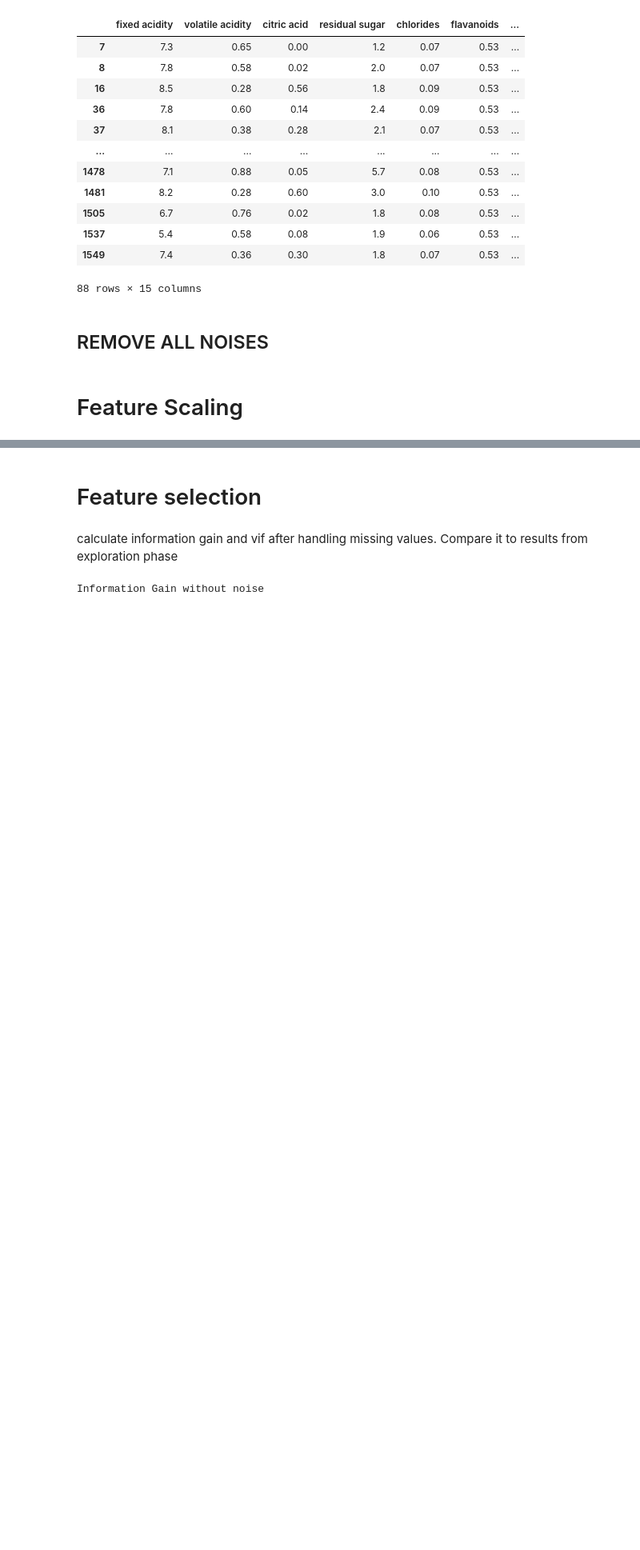
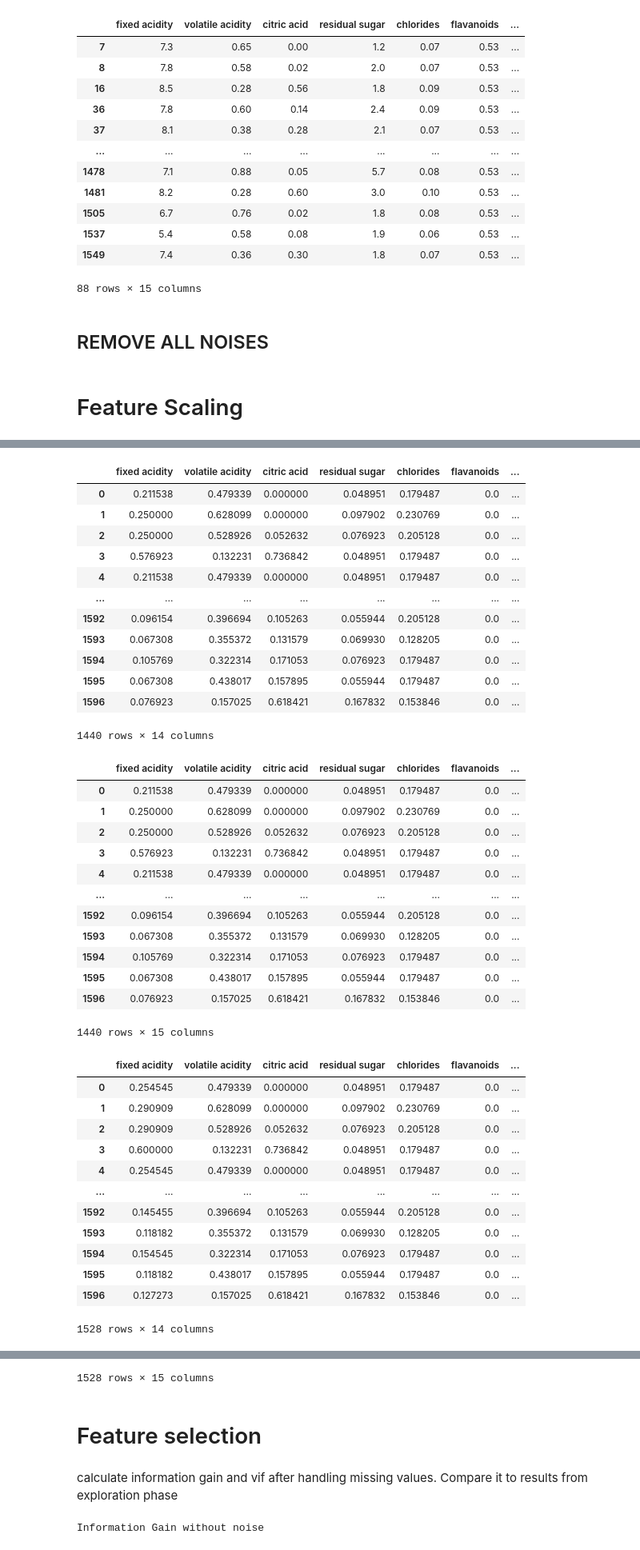
Before and after one commit to proohit/trends-in-ds-team1, a Jupyter notebook: modeling_data_quality_issues_red.ipynb, the cells around one changed output, grey strips where cells are left out. Shown at 80% size. Drawn from its saved outputs; the diff is of its cells as text; code cells hidden in the pictures; blank space fills up the shorter version.

Commit message:
wine white modeling, scaling all features

```diff
--- a/modeling_data_quality_issues_red.ipynb
+++ b/modeling_data_quality_issues_red.ipynb
@@ -496,9 +496,54 @@ display(wine_red_without_noise)
-# %%
-
-wine_red_with_calculated_noise = normalize_feature(wine_red_with_calculated_noise, 'total sulfur dioxide')
-wine_red_without_noise = normalize_feature(wine_red_without_noise, 'total sulfur dioxide')
-wine_red_with_calculated_noise = normalize_feature(wine_red_with_calculated_noise, 'free sulfur dioxide')
-wine_red_without_noise = normalize_feature(wine_red_without_noise, 'free sulfur dioxide')
-
-display(wine_red_with_calculated_noise)
-display(wine_red_without_noise)
+# %%
+from sklearn.preprocessing import MinMaxScaler
+
+scaler = MinMaxScaler()
+wine_red_normalized = pd.DataFrame(scaler.fit_transform(wine_red_without_noise.drop('quality',axis=1)), columns=wine_red_without_noise.columns.drop('quality'), index=wine_red_without_noise.index)
+wine_red_without_noise[wine_red_normalized.columns] = wine_red_normalized
+display(wine_red_normalized)
+display(wine_red_without_noise)
+
+scaler = MinMaxScaler()
+wine_red_normalized = pd.DataFrame(scaler.fit_transform(wine_red_with_calculated_noise.drop('quality',axis=1)), columns=wine_red_with_calculated_noise.columns.drop('quality'), index=wine_red_with_calculated_noise.index)
+wine_red_with_calculated_noise[wine_red_normalized.columns] = wine_red_normalized
+display(wine_red_normalized)
+display(wine_red_with_calculated_noise)
+# %% [output]
+|  | fixed acidity | volatile acidity | citric acid | residual sugar | chlorides | flavanoids | ... |
+| 0 | 0.211538 | 0.479339 | 0.000000 | 0.048951 | 0.179487 | 0.0 | ... |
+| 1 | 0.250000 | 0.628099 | 0.000000 | 0.097902 | 0.230769 | 0.0 | ... |
+| 2 | 0.250000 | 0.528926 | 0.052632 | 0.076923 | 0.205128 | 0.0 | ... |
+| 3 | 0.576923 | 0.132231 | 0.736842 | 0.048951 | 0.179487 | 0.0 | ... |
+| 4 | 0.211538 | 0.479339 | 0.000000 | 0.048951 | 0.179487 | 0.0 | ... |
+| ... | ... | ... | ... | ... | ... | ... | ... |
+| 1592 | 0.096154 | 0.396694 | 0.105263 | 0.055944 | 0.205128 | 0.0 | ... |
+| 1593 | 0.067308 | 0.355372 | 0.131579 | 0.069930 | 0.128205 | 0.0 | ... |
+| 1594 | 0.105769 | 0.322314 | 0.171053 | 0.076923 | 0.179487 | 0.0 | ... |
+| 1595 | 0.067308 | 0.438017 | 0.157895 | 0.055944 | 0.179487 | 0.0 | ... |
+| 1596 | 0.076923 | 0.157025 | 0.618421 | 0.167832 | 0.153846 | 0.0 | ... |
+1440 rows × 14 columns
+|  | fixed acidity | volatile acidity | citric acid | residual sugar | chlorides | flavanoids | ... |
+| 0 | 0.211538 | 0.479339 | 0.000000 | 0.048951 | 0.179487 | 0.0 | ... |
+| 1 | 0.250000 | 0.628099 | 0.000000 | 0.097902 | 0.230769 | 0.0 | ... |
+| 2 | 0.250000 | 0.528926 | 0.052632 | 0.076923 | 0.205128 | 0.0 | ... |
+| 3 | 0.576923 | 0.132231 | 0.736842 | 0.048951 | 0.179487 | 0.0 | ... |
+| 4 | 0.211538 | 0.479339 | 0.000000 | 0.048951 | 0.179487 | 0.0 | ... |
+| ... | ... | ... | ... | ... | ... | ... | ... |
+| 1592 | 0.096154 | 0.396694 | 0.105263 | 0.055944 | 0.205128 | 0.0 | ... |
+| 1593 | 0.067308 | 0.355372 | 0.131579 | 0.069930 | 0.128205 | 0.0 | ... |
+| 1594 | 0.105769 | 0.322314 | 0.171053 | 0.076923 | 0.179487 | 0.0 | ... |
+| 1595 | 0.067308 | 0.438017 | 0.157895 | 0.055944 | 0.179487 | 0.0 | ... |
+| 1596 | 0.076923 | 0.157025 | 0.618421 | 0.167832 | 0.153846 | 0.0 | ... |
+1440 rows × 15 columns
+|  | fixed acidity | volatile acidity | citric acid | residual sugar | chlorides | flavanoids | ... |
+| 0 | 0.254545 | 0.479339 | 0.000000 | 0.048951 | 0.179487 | 0.0 | ... |
+| 1 | 0.290909 | 0.628099 | 0.000000 | 0.097902 | 0.230769 | 0.0 | ... |
+| 2 | 0.290909 | 0.528926 | 0.052632 | 0.076923 | 0.205128 | 0.0 | ... |
+| 3 | 0.600000 | 0.132231 | 0.736842 | 0.048951 | 0.179487 | 0.0 | ... |
+| 4 | 0.254545 | 0.479339 | 0.000000 | 0.048951 | 0.179487 | 0.0 | ... |
+| ... | ... | ... | ... | ... | ... | ... | ... |
+| 1592 | 0.145455 | 0.396694 | 0.105263 | 0.055944 | 0.205128 | 0.0 | ... |
+| 1593 | 0.118182 | 0.355372 | 0.131579 | 0.069930 | 0.128205 | 0.0 | ... |
+| 1594 | 0.154545 | 0.322314 | 0.171053 | 0.076923 | 0.179487 | 0.0 | ... |
+| 1595 | 0.118182 | 0.438017 | 0.157895 | 0.055944 | 0.179487 | 0.0 | ... |
+| 1596 | 0.127273 | 0.157025 | 0.618421 | 0.167832 | 0.153846 | 0.0 | ... |
+1528 rows × 14 columns
@@ -505,3 +562,4 @@ display(wine_red_without_noise)
+1528 rows × 15 columns
 # %% [markdown]
 # Feature selection
 # %% [markdown]
```
Also changed, not shown: parts of 7 cells of this notebook, 1 other file.
